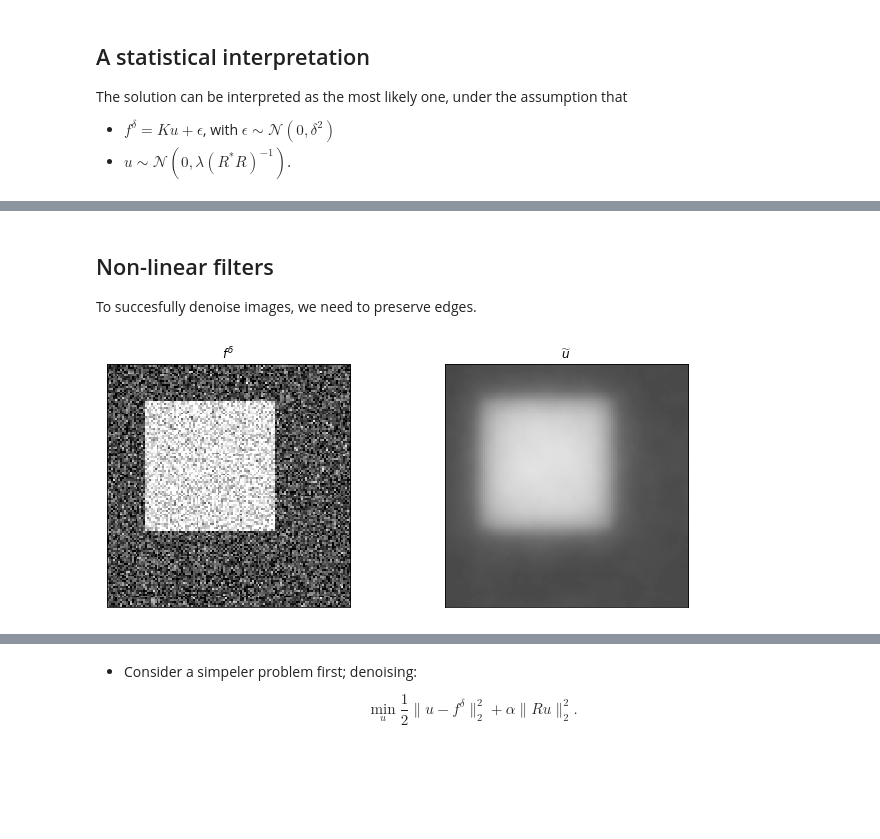
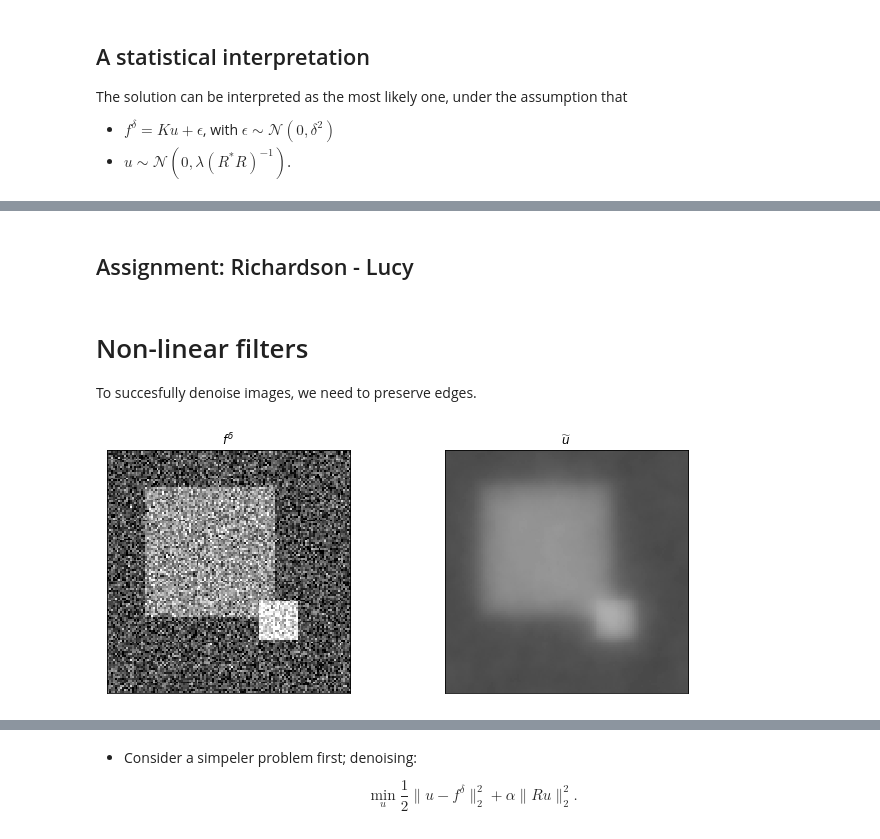
Before and after one commit to TristanvanLeeuwen/Summerschool, a Jupyter notebook: Presentation.ipynb, the cells around one changed output, grey strips where cells are left out. Saved outputs shown, nothing was run; the diff lists cells and outputs as text; code cells hidden in the pictures; blank space fills up the shorter version.

```diff
--- a/Presentation.ipynb
+++ b/Presentation.ipynb
@@ -263,25 +263,28 @@ plot_images([u1,u2], ['',''], fname='bayesian.png', scale=[-.2,.2])
 # %% [markdown]
 ![](bayesian.png)
+# %% [markdown]
+## Assignment: Richardson - Lucy
 # %% [markdown]
-## Non-linear filters
+# Non-linear filters
 
 To succesfully denoise images, we need to preserve edges.
 # %%
 # make image
 n = 128
 u = np.zeros((n,n))
-u[20:88, 20:88] = 1
+u[20:88, 20:88] = .5
+u[80:100, 80:100] = 1
 
 # add_noise
 delta = 1e-1
 f_delta = random_noise(u, var = delta, clip=False)
 
 # filter
 alpha = 5e1
 reg_psf = np.array([[0,0,0],[0,1,0],[0,0,0]]) - alpha*np.array([[0,1,0],[1,-4,1],[0,1,0]])
 u_est = K(f_delta, psf = reg_psf, mode='pinv')
 
 # plot
 plot_images([f_delta,u_est], [r'$f^\delta$',r'$\widetilde{u}$'], fname='denoise_linear.png', scale=[-.5,1.2])
 # %% [output]
-[figure, old version]
+[figure, new version]
```
Also changed, not shown: parts of 15 cells of this notebook, 6 other files.
